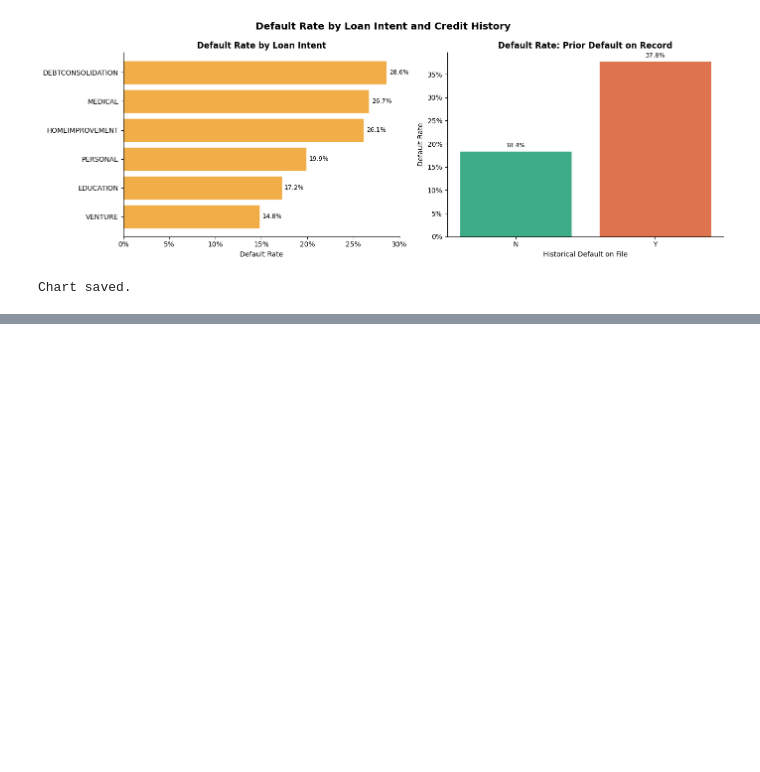
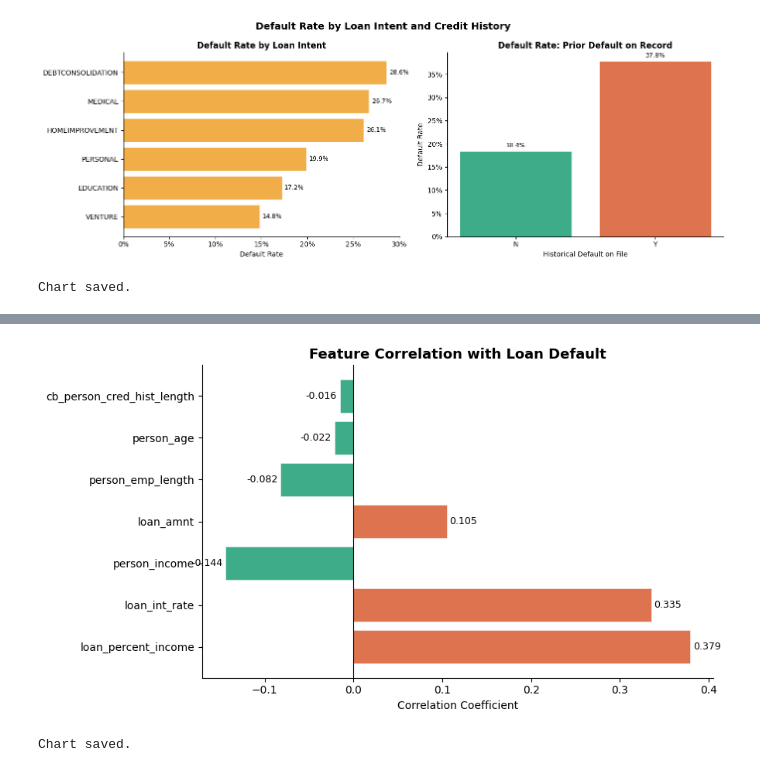
Before and after one commit to dobadina/credit-risk-lending-system, a Jupyter notebook: notebooks/01_data_understanding_and_preparation.ipynb, the cells around one changed output, grey strips where cells are left out. Cells and saved outputs as stored; diff of their text form; code cells hidden in the pictures; blank space fills up the shorter version.

```diff
--- a/notebooks/01_data_understanding_and_preparation.ipynb
+++ b/notebooks/01_data_understanding_and_preparation.ipynb
@@ -521,0 +685,29 @@ Chart saved.
+# %%
+# Correlation with target variable specifically
+target_corr = df[corr_cols].corr()['loan_status'].drop('loan_status').sort_values(key=abs, ascending=False)
+
+fig, ax = plt.subplots(figsize=(9, 5))
+
+colors = ['#D85A30' if v > 0 else '#1D9E75' for v in target_corr.values]
+bars = ax.barh(target_corr.index, target_corr.values, color=colors, alpha=0.85,
+               edgecolor='white', linewidth=0.4)
+
+ax.set_title('Feature Correlation with Loan Default', fontsize=13, fontweight='bold')
+ax.set_xlabel('Correlation Coefficient')
+ax.axvline(0, color='black', linewidth=0.8)
+ax.spines['top'].set_visible(False)
+ax.spines['right'].set_visible(False)
+
+for bar, val in zip(bars, target_corr.values):
+    ax.text(val + (0.003 if val > 0 else -0.003),
+            bar.get_y() + bar.get_height() / 2,
+            f'{val:.3f}', ha='left' if val > 0 else 'right',
+            va='center', fontsize=9)
+
+plt.tight_layout()
+plt.savefig(f"{OUTPUT_PATH}/figures/07_target_correlation.png", dpi=150, bbox_inches='tight')
+plt.show()
+print("Chart saved.")
+# %% [output]
+[figure, added]
+Chart saved.
```
Also changed, not shown: parts of 6 cells of this notebook.
